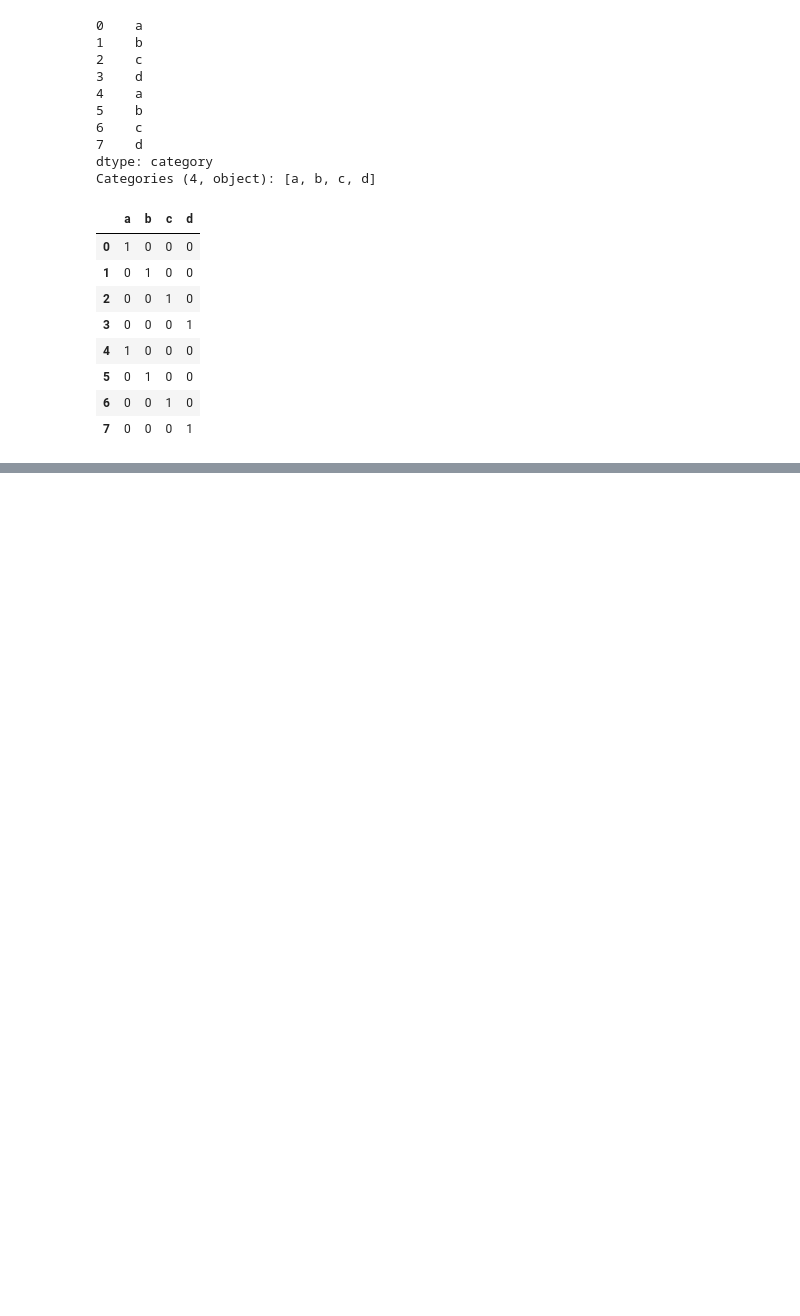
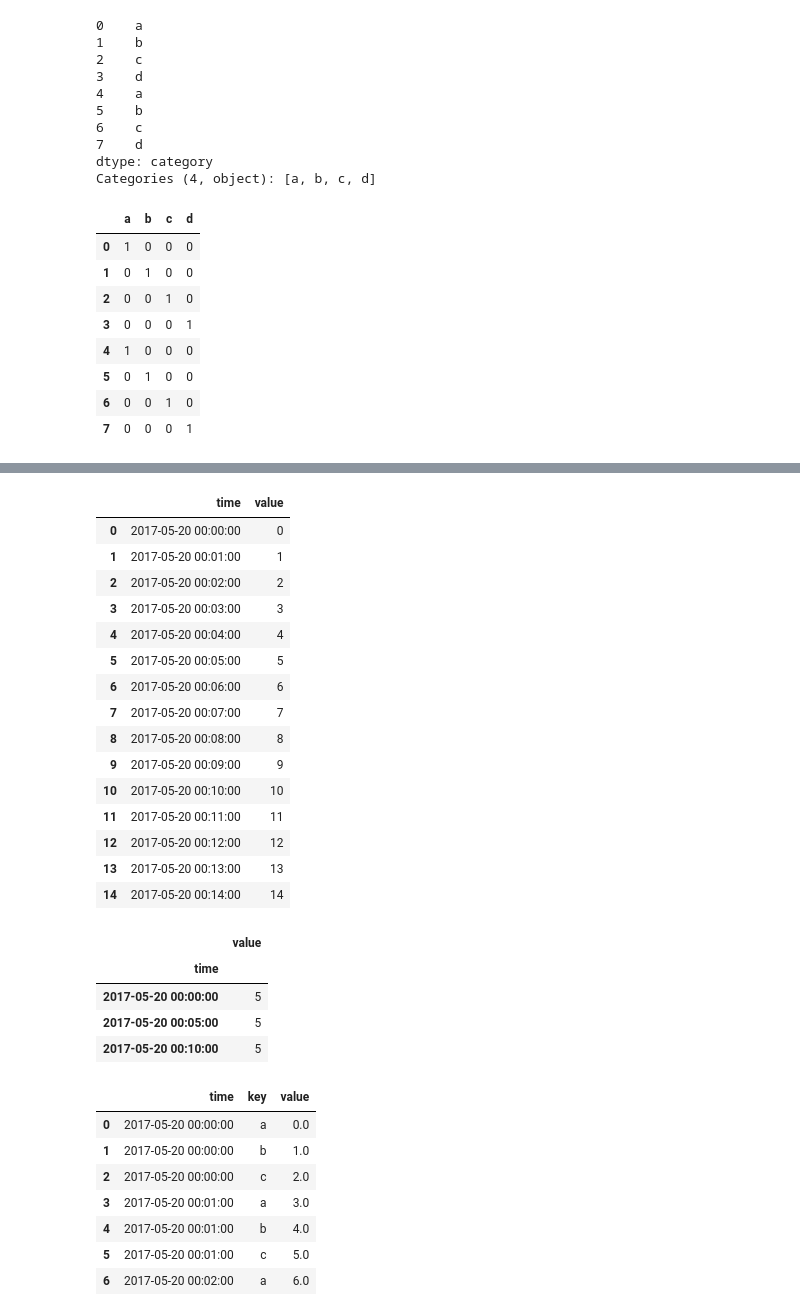
Before and after one commit to Roooooobin/Python-for-Data-Analysis-Practice, a Jupyter notebook: Advanced Pandas.ipynb, the cells around one changed output, grey strips where cells are left out. Saved outputs shown, nothing was run; the diff lists cells and outputs as text; code cells hidden in the pictures; blank space fills up the shorter version.

Commit message:
pandas: advanced GroupBy. finish chapter12

```diff
--- a/Advanced Pandas.ipynb
+++ b/Advanced Pandas.ipynb
@@ -250,0 +402,46 @@ Categories (4, object): [a, b, c, d]
+# %%
+# grouped time resampling
+N = 15
+times = pd.date_range('2017-05-20 00:00', freq='1min', periods=N)
+df = pd.DataFrame({'time': times,
+                   'value': np.arange(N)})
+df
+df.set_index('time').resample('5min').count()
+# if an additional group key column
+df2 = pd.DataFrame({'time': times.repeat(3),
+                    'key': np.tile(['a', 'b', 'c'], N),
+                    'value': np.arange(N * 3.)})
+df2[:7]
+# to do the same resampling for each value of 'key', we introduce the pandas.TimeGrouper
+time_key = pd.Grouper(freq='5min')
+resampled = (df2.set_index('time').groupby(['key', time_key]).sum())
+# %% [output]
+|  | time | value |
+| 0 | 2017-05-20 00:00:00 | 0 |
+| 1 | 2017-05-20 00:01:00 | 1 |
+| 2 | 2017-05-20 00:02:00 | 2 |
+| 3 | 2017-05-20 00:03:00 | 3 |
+| 4 | 2017-05-20 00:04:00 | 4 |
+| 5 | 2017-05-20 00:05:00 | 5 |
+| 6 | 2017-05-20 00:06:00 | 6 |
+| 7 | 2017-05-20 00:07:00 | 7 |
+| 8 | 2017-05-20 00:08:00 | 8 |
+| 9 | 2017-05-20 00:09:00 | 9 |
+| 10 | 2017-05-20 00:10:00 | 10 |
+| 11 | 2017-05-20 00:11:00 | 11 |
+| 12 | 2017-05-20 00:12:00 | 12 |
+| 13 | 2017-05-20 00:13:00 | 13 |
+| 14 | 2017-05-20 00:14:00 | 14 |
+|  | value |
+| time |  |
+| 2017-05-20 00:00:00 | 5 |
+| 2017-05-20 00:05:00 | 5 |
+| 2017-05-20 00:10:00 | 5 |
+|  | time | key | value |
+| 0 | 2017-05-20 00:00:00 | a | 0.0 |
+| 1 | 2017-05-20 00:00:00 | b | 1.0 |
+| 2 | 2017-05-20 00:00:00 | c | 2.0 |
+| 3 | 2017-05-20 00:01:00 | a | 3.0 |
+| 4 | 2017-05-20 00:01:00 | b | 4.0 |
+| 5 | 2017-05-20 00:01:00 | c | 5.0 |
+| 6 | 2017-05-20 00:02:00 | a | 6.0 |
```
Also changed, not shown: parts of 3 cells of this notebook.
